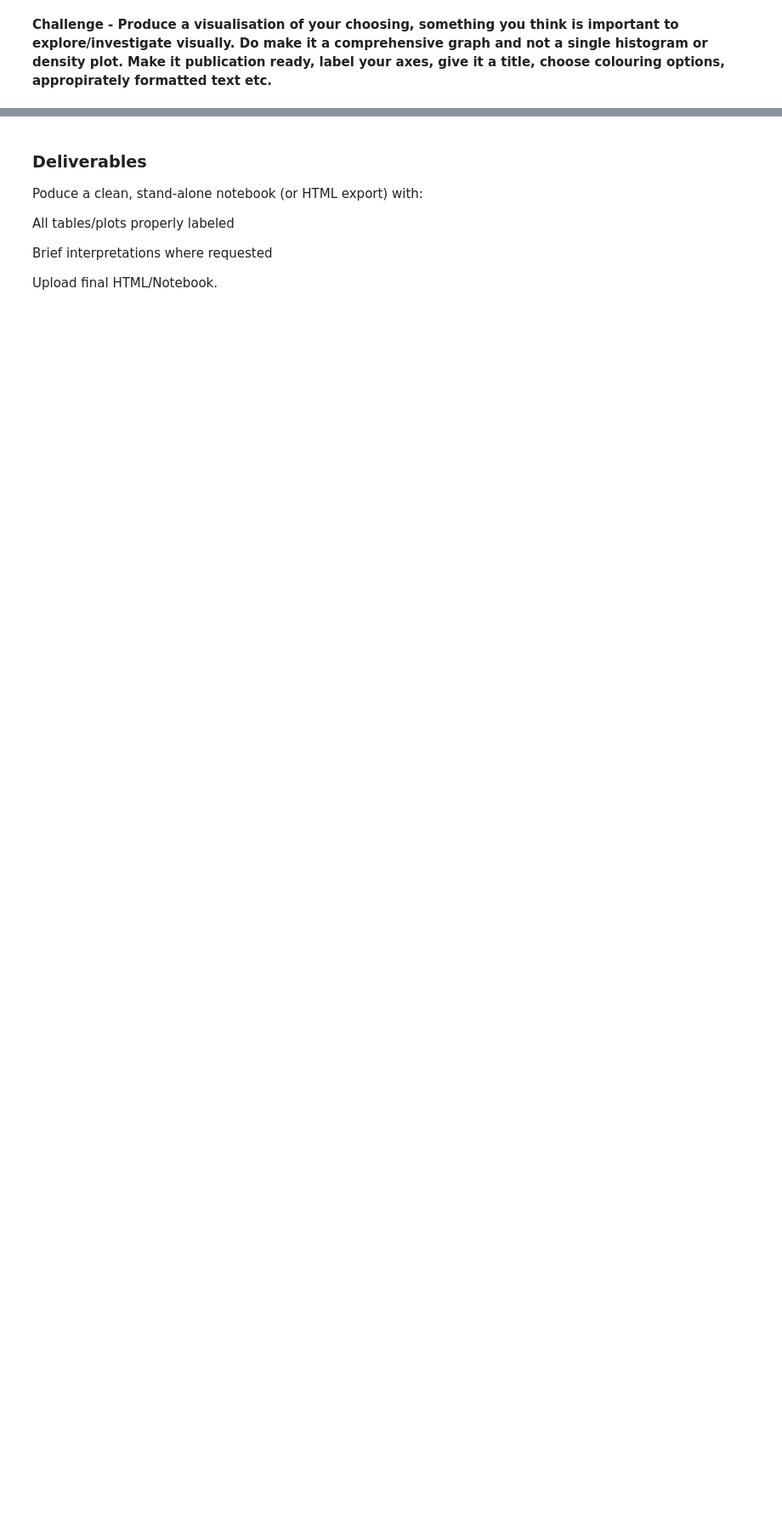
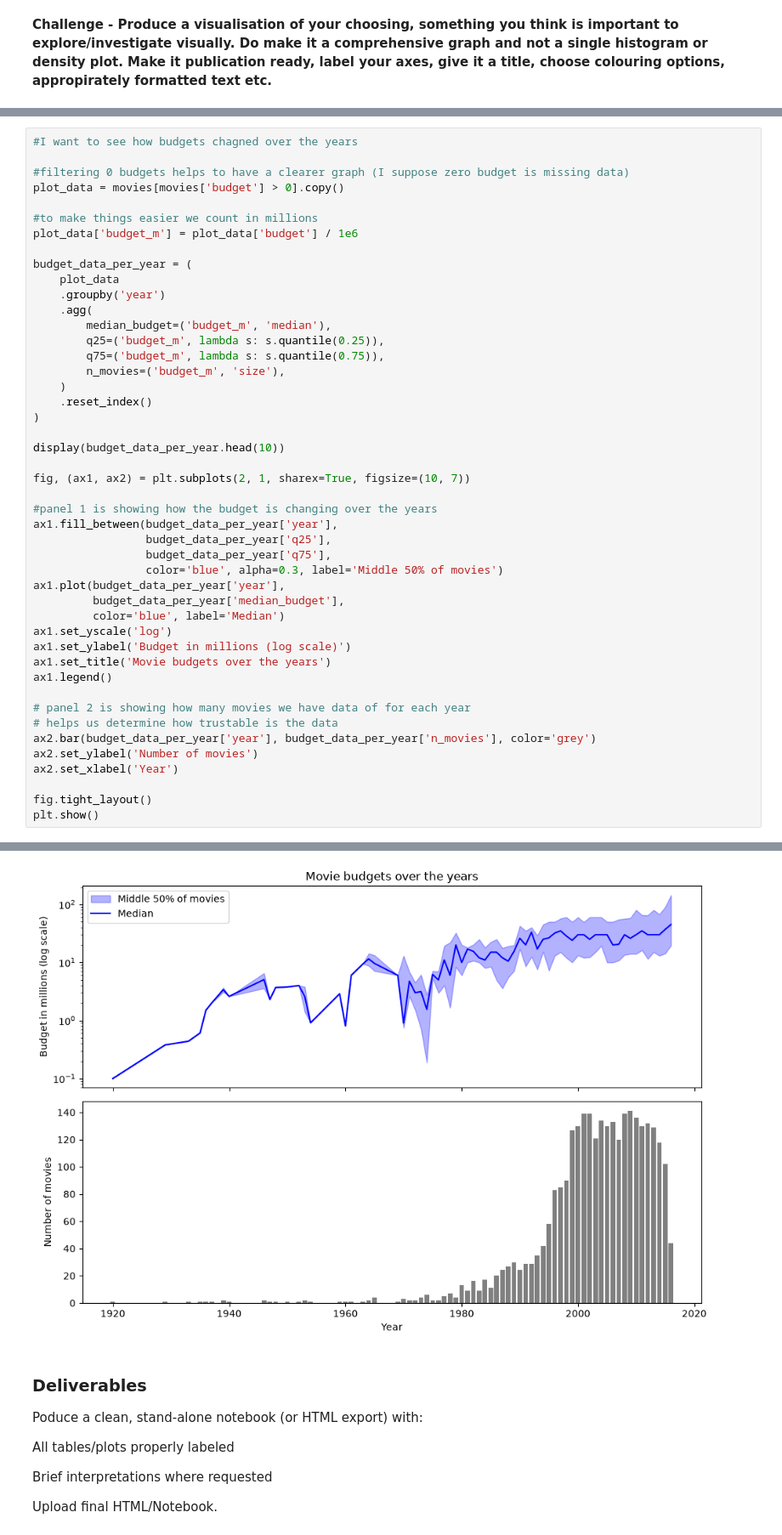
Before and after one commit to fepeti13/analytics-through-coding-repo, a Jupyter notebook: Session_2/Homework.ipynb, the cells around one changed output, grey strips where cells are left out. Shown at 85% size. Cells and saved outputs as stored; diff of their text form; blank space fills up the shorter version.

```diff
--- a/Session_2/Homework.ipynb
+++ b/Session_2/Homework.ipynb
@@ -351,0 +350,47 @@ plt.show()
+# %%
+#I want to see how budgets chagned over the years
+
+#filtering 0 budgets helps to have a clearer graph (I suppose zero budget is missing data)
+plot_data = movies[movies['budget'] > 0].copy()
+
+#to make things easier we count in millions
+plot_data['budget_m'] = plot_data['budget'] / 1e6
+
+budget_data_per_year = (
+    plot_data
+    .groupby('year')
+    .agg(
+        median_budget=('budget_m', 'median'),
+        q25=('budget_m', lambda s: s.quantile(0.25)),
+        q75=('budget_m', lambda s: s.quantile(0.75)),
+        n_movies=('budget_m', 'size'),
+    )
+    .reset_index()
+)
+
+display(budget_data_per_year.head(10))
+
+fig, (ax1, ax2) = plt.subplots(2, 1, sharex=True, figsize=(10, 7))
+
+#panel 1 is showing how the budget is changing over the years
+ax1.fill_between(budget_data_per_year['year'],
+                 budget_data_per_year['q25'],
+                 budget_data_per_year['q75'],
+                 color='blue', alpha=0.3, label='Middle 50% of movies')
+ax1.plot(budget_data_per_year['year'],
+         budget_data_per_year['median_budget'],
+         color='blue', label='Median')
+ax1.set_yscale('log')
+ax1.set_ylabel('Budget in millions (log scale)')
+ax1.set_title('Movie budgets over the years')
+ax1.legend()
+
+# panel 2 is showing how many movies we have data of for each year
+# helps us determine how trustable is the data
+ax2.bar(budget_data_per_year['year'], budget_data_per_year['n_movies'], color='grey')
+ax2.set_ylabel('Number of movies')
+ax2.set_xlabel('Year')
+
+fig.tight_layout()
+plt.show()
+# %% [output]
@@ -352,3 +408,4 @@ plt.show()
+[figure, added]
 # %% [markdown]
 ### Deliverables
 
```
Also changed, not shown: parts of 2 cells of this notebook.
